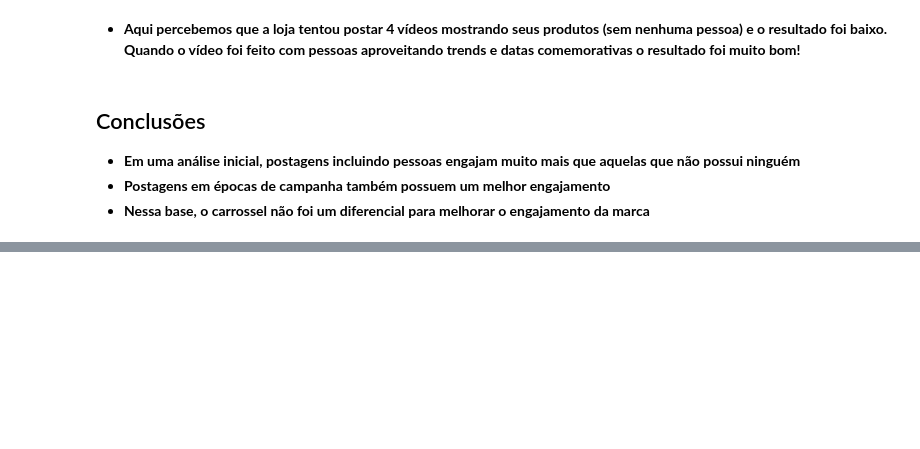
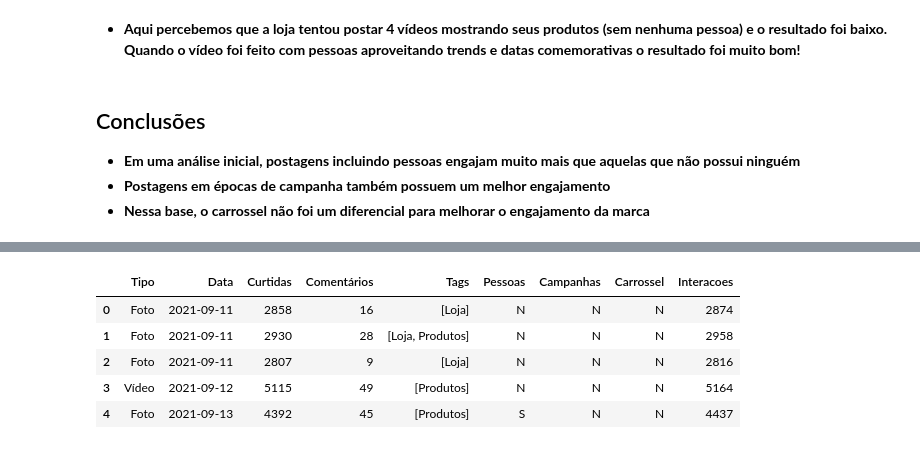
Before and after one commit to Demarchi07/instagram_project, a Jupyter notebook: Explicando o projeto/Analisando o engajamento do Instagram/Analisando o engajamento do Instagram - Arquivo Inicial.ipynb, the cells around one changed output, grey strips where cells are left out. Cells and saved outputs as stored; diff of their text form; code cells hidden in the pictures; blank space fills up the shorter version.

```diff
--- a/Explicando o projeto/Analisando o engajamento do Instagram/Analisando o engajamento do Instagram - Arquivo Inicial.ipynb
+++ b/Explicando o projeto/Analisando o engajamento do Instagram/Analisando o engajamento do Instagram - Arquivo Inicial.ipynb
@@ -405,0 +443,13 @@ df[df["Tipo"] == "Vídeo"]
+# %%
+# vamos separar as tags que possuem mais de uma tag na mesma celula
+# utilizando o metodo split, se nao der um parametro pra ele, ele separará por espaços
+
+df.Tags = df.Tags.str.split("/")
+df.head()
+# %% [output]
+|  | Tipo | Data | Curtidas | Comentários | Tags | Pessoas | Campanhas | Carrossel | Interacoes |
+| 0 | Foto | 2021-09-11 | 2858 | 16 | [Loja] | N | N | N | 2874 |
+| 1 | Foto | 2021-09-11 | 2930 | 28 | [Loja, Produtos] | N | N | N | 2958 |
+| 2 | Foto | 2021-09-11 | 2807 | 9 | [Loja] | N | N | N | 2816 |
+| 3 | Vídeo | 2021-09-12 | 5115 | 49 | [Produtos] | N | N | N | 5164 |
+| 4 | Foto | 2021-09-13 | 4392 | 45 | [Produtos] | S | N | N | 4437 |
```
Also changed, not shown: parts of 12 cells of this notebook, 5 other files.
